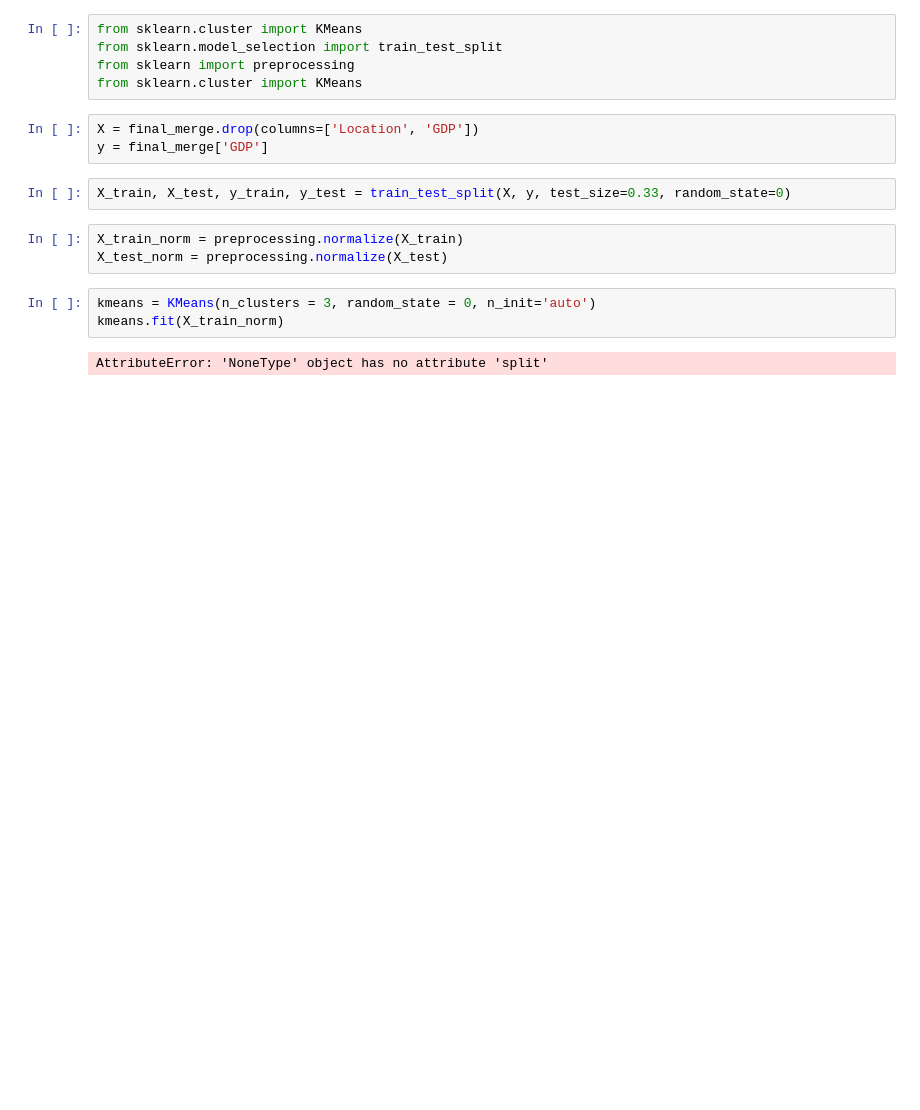
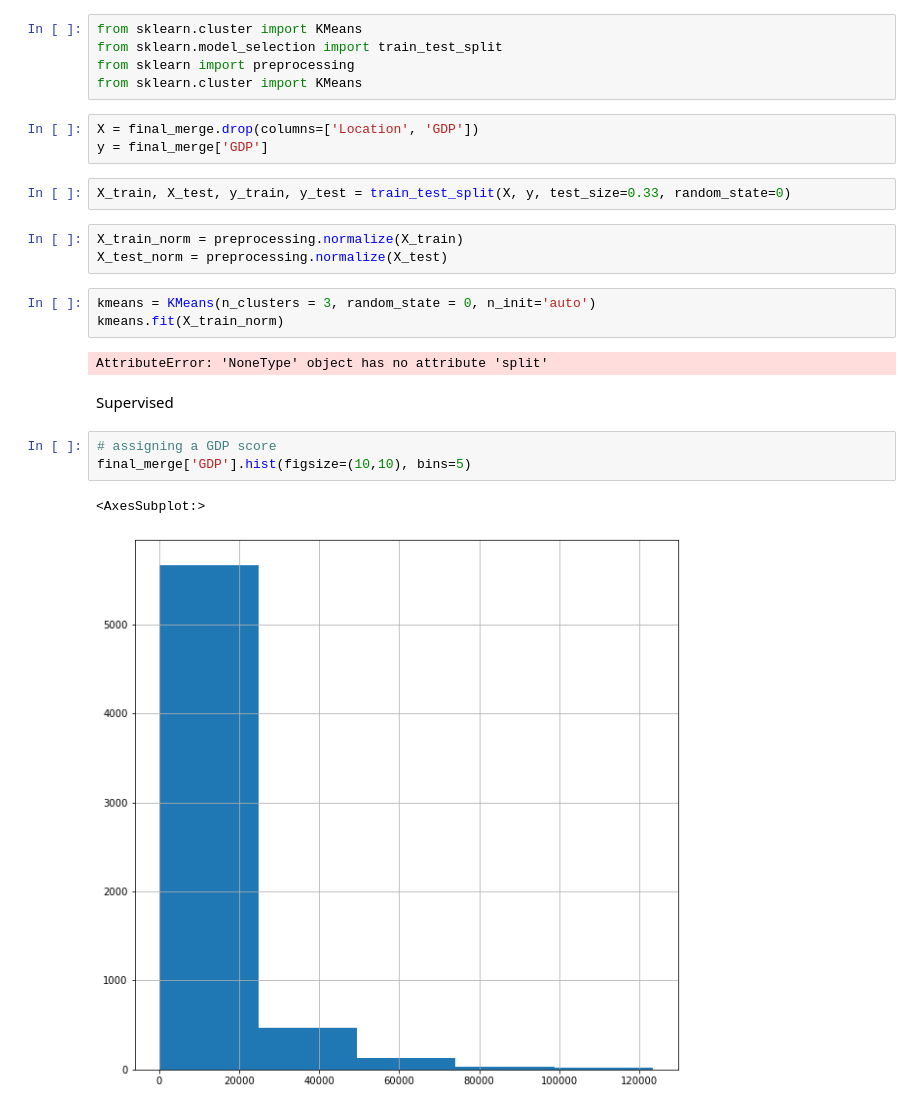
Before and after one commit to stuartbrown4/Big-Data-Assignment, a Jupyter notebook: Data-Handling-01.ipynb, the cells around one changed output. Cells and saved outputs as stored; diff of their text form; blank space fills up the shorter version.

```diff
--- a/Data-Handling-01.ipynb
+++ b/Data-Handling-01.ipynb
@@ -341,3 +323,11 @@ kmeans = KMeans(n_clusters = 3, random_state = 0, n_init='auto')
 kmeans.fit(X_train_norm)
 # %% [output]
 AttributeError: 'NoneType' object has no attribute 'split'
+# %% [markdown]
+Supervised
+# %%
+# assigning a GDP score
+final_merge['GDP'].hist(figsize=(10,10), bins=5)
+# %% [output]
+<AxesSubplot:>
+[figure, added]
```
Also changed, not shown: parts of 21 cells of this notebook, 1 other file.
